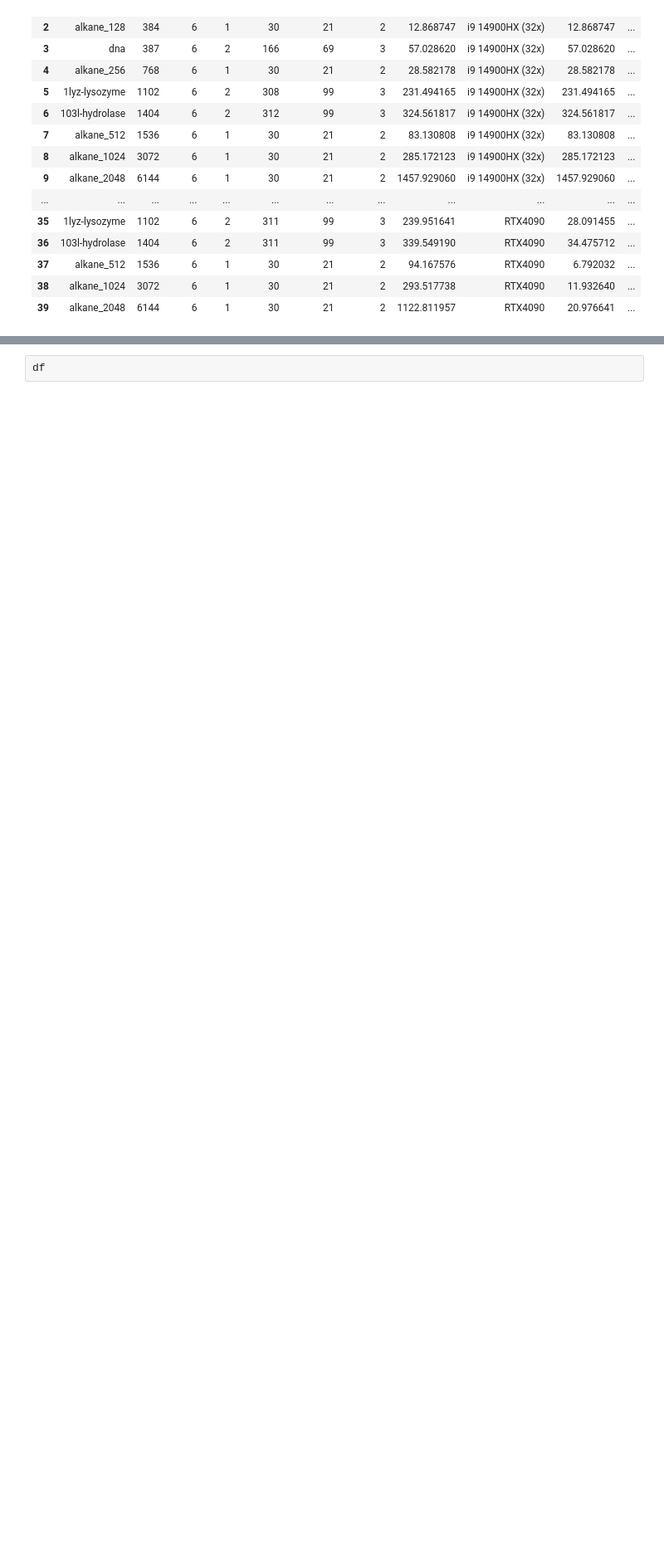
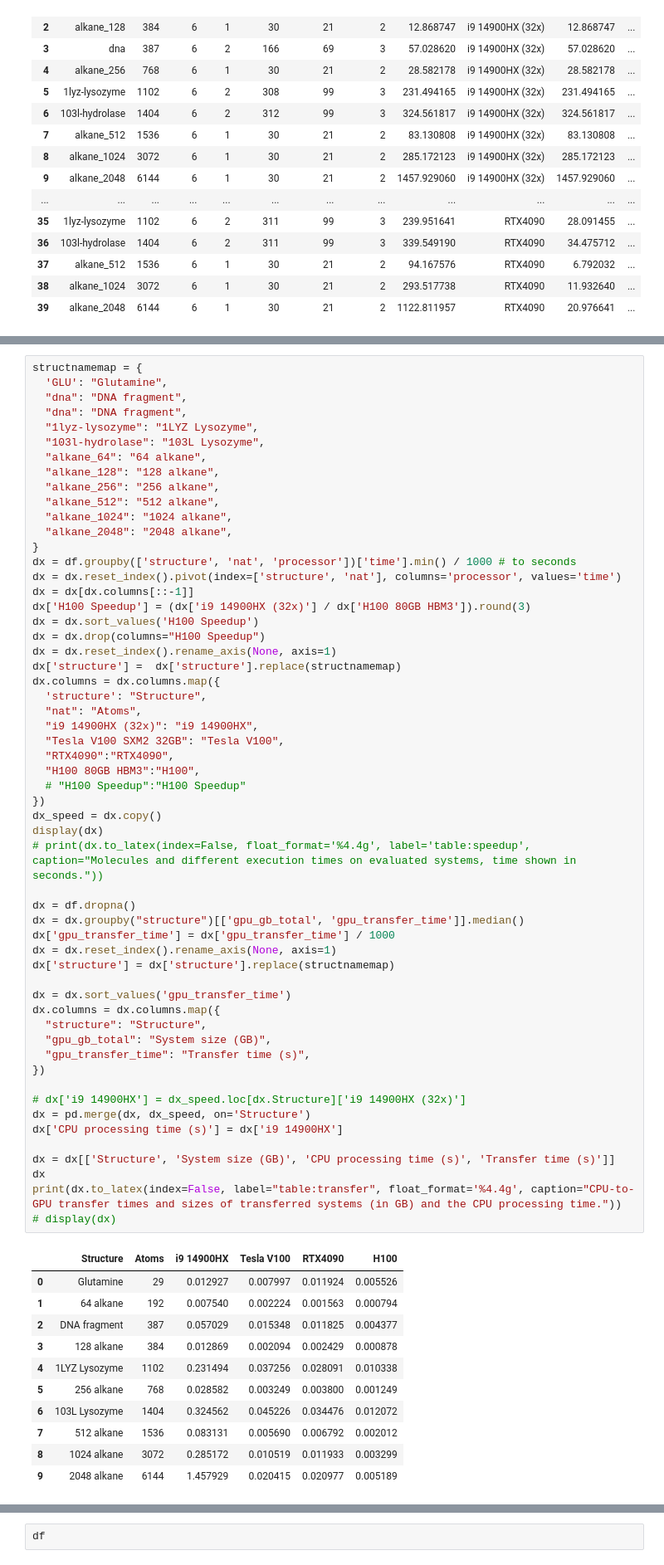
Before and after one commit to tornikeo/tblite, a Jupyter notebook: notes/make_figures.ipynb, the cells around one changed output, grey strips where cells are left out. Shown: that part at 83% size. Drawn from its saved outputs; the diff is of its cells as text; blank space fills up the shorter version.

```diff
--- a/notes/make_figures.ipynb
+++ b/notes/make_figures.ipynb
@@ -275,2 +363,70 @@ plt.savefig(output_dir/'alkane_gpu_speedup.png')
 [figure]
 [figure]
+# %%
+structnamemap = {
+  'GLU': "Glutamine",
+  "dna": "DNA fragment",
+  "dna": "DNA fragment",
+  "1lyz-lysozyme": "1LYZ Lysozyme",
+  "103l-hydrolase": "103L Lysozyme",
+  "alkane_64": "64 alkane",
+  "alkane_128": "128 alkane",
+  "alkane_256": "256 alkane",
+  "alkane_512": "512 alkane",
+  "alkane_1024": "1024 alkane",
+  "alkane_2048": "2048 alkane",
+}
+dx = df.groupby(['structure', 'nat', 'processor'])['time'].min() / 1000 # to seconds
+dx = dx.reset_index().pivot(index=['structure', 'nat'], columns='processor', values='time')
+dx = dx[dx.columns[::-1]]
+dx['H100 Speedup'] = (dx['i9 14900HX (32x)'] / dx['H100 80GB HBM3']).round(3)
+dx = dx.sort_values('H100 Speedup')
+dx = dx.drop(columns="H100 Speedup")
+dx = dx.reset_index().rename_axis(None, axis=1)
+dx['structure'] =  dx['structure'].replace(structnamemap)
+dx.columns = dx.columns.map({
+  'structure': "Structure",
+  "nat": "Atoms",
+  "i9 14900HX (32x)": "i9 14900HX",
+  "Tesla V100 SXM2 32GB": "Tesla V100",
+  "RTX4090":"RTX4090",
+  "H100 80GB HBM3":"H100",
+  # "H100 Speedup":"H100 Speedup"
+})
+dx_speed = dx.copy()
+display(dx)
+# print(dx.to_latex(index=False, float_format='%4.4g', label='table:speedup', caption="Molecules and different execution times on evaluated systems, time shown in seconds."))
+
+dx = df.dropna()
+dx = dx.groupby("structure")[['gpu_gb_total', 'gpu_transfer_time']].median()
+dx['gpu_transfer_time'] = dx['gpu_transfer_time'] / 1000
+dx = dx.reset_index().rename_axis(None, axis=1)
+dx['structure'] = dx['structure'].replace(structnamemap)
+
+dx = dx.sort_values('gpu_transfer_time')
+dx.columns = dx.columns.map({
+  "structure": "Structure",
+  "gpu_gb_total": "System size (GB)",
+  "gpu_transfer_time": "Transfer time (s)",
+})
+
+# dx['i9 14900HX'] = dx_speed.loc[dx.Structure]['i9 14900HX (32x)']
+dx = pd.merge(dx, dx_speed, on='Structure')
+dx['CPU processing time (s)'] = dx['i9 14900HX']
+
+dx = dx[['Structure', 'System size (GB)', 'CPU processing time (s)', 'Transfer time (s)']]
+dx
+print(dx.to_latex(index=False, label="table:transfer", float_format='%4.4g', caption="CPU-to-GPU transfer times and sizes of transferred systems (in GB) and the CPU processing time."))
+# display(dx)
+# %% [output]
+|  | Structure | Atoms | i9 14900HX | Tesla V100 | RTX4090 | H100 |
+| 0 | Glutamine | 29 | 0.012927 | 0.007997 | 0.011924 | 0.005526 |
+| 1 | 64 alkane | 192 | 0.007540 | 0.002224 | 0.001563 | 0.000794 |
+| 2 | DNA fragment | 387 | 0.057029 | 0.015348 | 0.011825 | 0.004377 |
+| 3 | 128 alkane | 384 | 0.012869 | 0.002094 | 0.002429 | 0.000878 |
+| 4 | 1LYZ Lysozyme | 1102 | 0.231494 | 0.037256 | 0.028091 | 0.010338 |
+| 5 | 256 alkane | 768 | 0.028582 | 0.003249 | 0.003800 | 0.001249 |
+| 6 | 103L Lysozyme | 1404 | 0.324562 | 0.045226 | 0.034476 | 0.012072 |
+| 7 | 512 alkane | 1536 | 0.083131 | 0.005690 | 0.006792 | 0.002012 |
+| 8 | 1024 alkane | 3072 | 0.285172 | 0.010519 | 0.011933 | 0.003299 |
+| 9 | 2048 alkane | 6144 | 1.457929 | 0.020415 | 0.020977 | 0.005189 |
```
Also changed, not shown: parts of 4 cells of this notebook, 18 other files.
